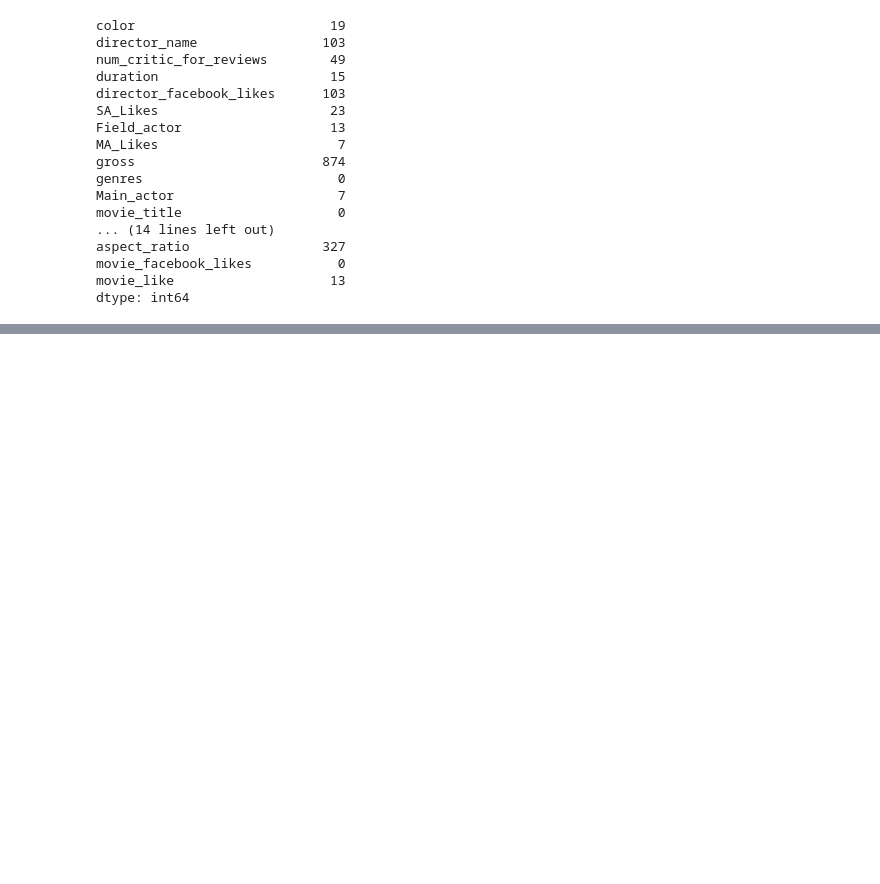
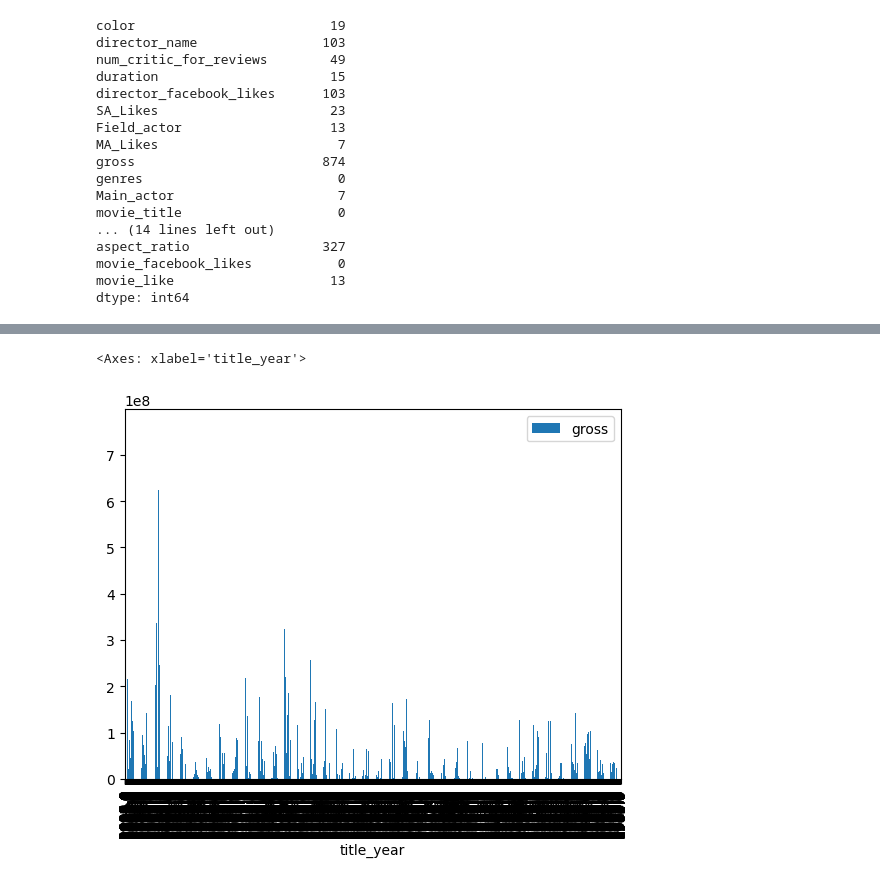
Before and after one commit to SamBoss19/Datasets, a Jupyter notebook: DataCleaning.ipynb, the cells around one changed output, grey strips where cells are left out. Cells and saved outputs as stored; diff of their text form; code cells hidden in the pictures; blank space fills up the shorter version.

```diff
--- a/DataCleaning.ipynb
+++ b/DataCleaning.ipynb
@@ -608,0 +777,5 @@ dtype: int64
+# %%
+df1.plot.bar(x= 'title_year',y = 'gross')
+# %% [output]
+<Axes: xlabel='title_year'>
+[figure, added]
```
Also changed, not shown: parts of 21 cells of this notebook.
